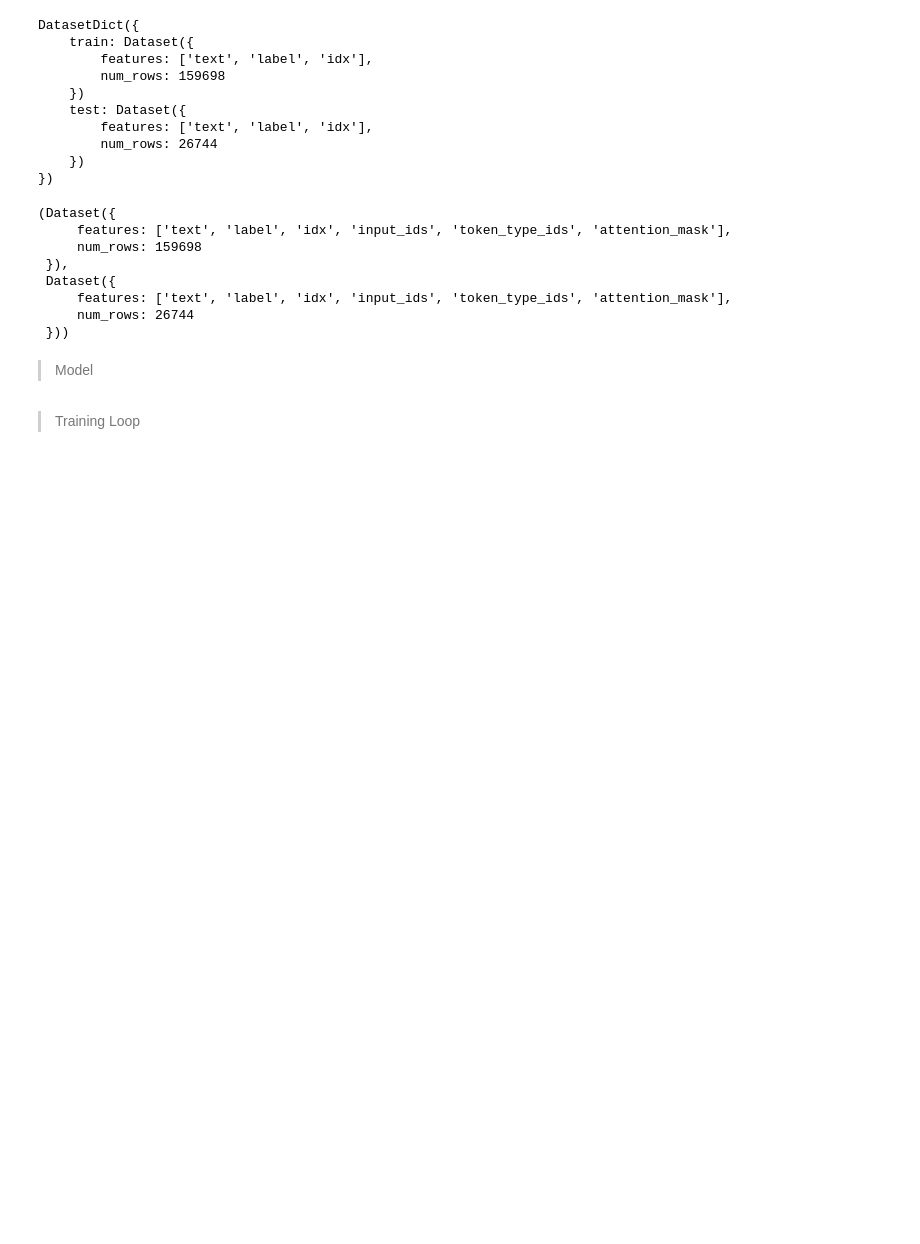
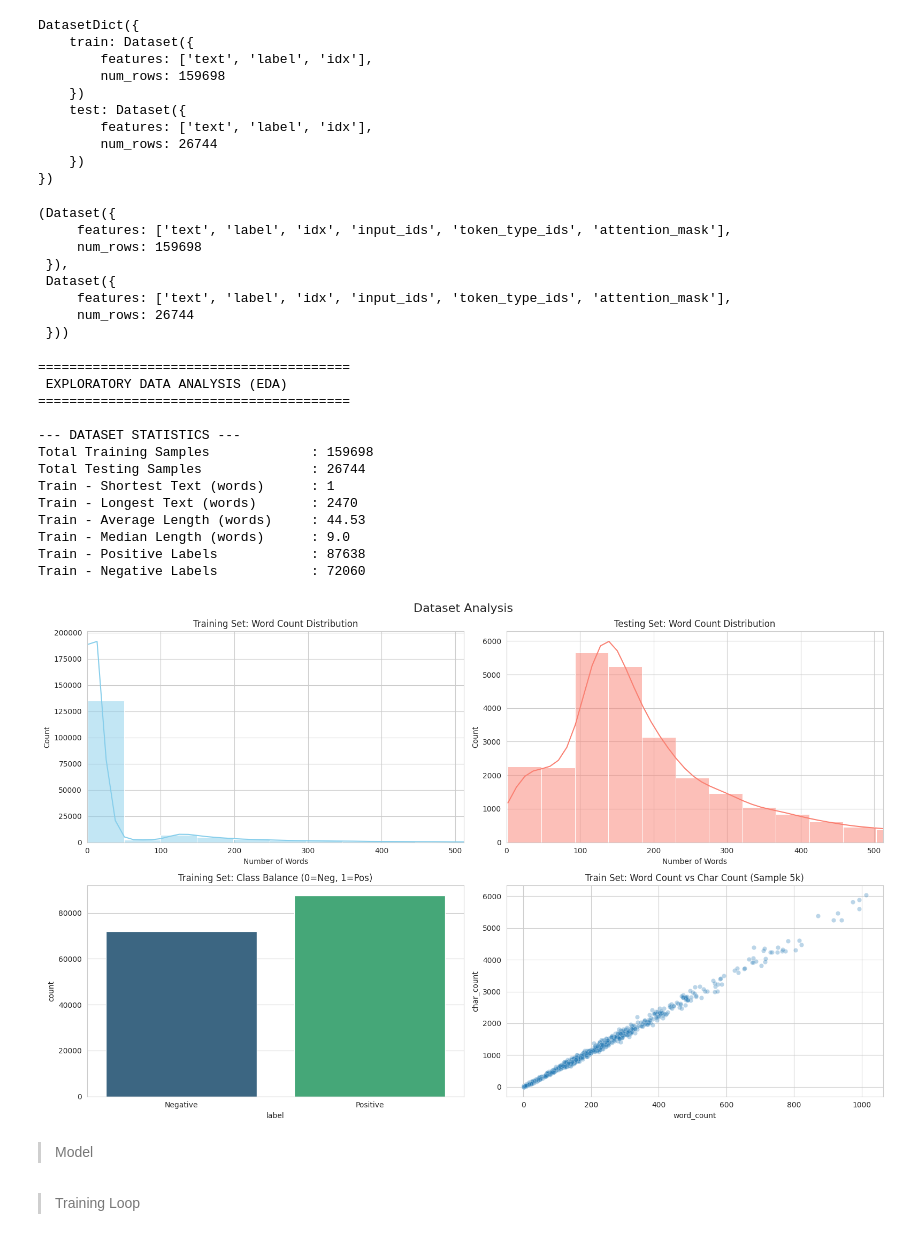
Before and after one commit to Ephab/Encoder-sentiment-analysis, a Jupyter notebook: encoder_sentiment_analysis.ipynb, the cells around one changed output. Drawn from its saved outputs; the diff is of its cells as text; code cells hidden in the pictures; blank space fills up the shorter version.

```diff
--- a/encoder_sentiment_analysis.ipynb
+++ b/encoder_sentiment_analysis.ipynb
@@ -127,6 +130,80 @@ tokenized_test.set_format(type="torch", columns=["input_ids", "attention_mask",
 # %%
 train_loader = DataLoader(dataset=tokenized_train, batch_size=64, shuffle=True, num_workers=2)
 test_loader = DataLoader(dataset=tokenized_test, batch_size=64, shuffle=False, num_workers=2)
+# %%
+print("\n" + "="*40)
+print(" EXPLORATORY DATA ANALYSIS (EDA) ")
+print("="*40 + "\n")
+
+def perform_eda(train_data, test_data):
+
+    df_train = train_data.select_columns(['text', 'label']).to_pandas()
+    df_test = test_data.select_columns(['text', 'label']).to_pandas()
+
+    df_train['word_count'] = df_train['text'].apply(lambda x: len(str(x).split()))
+    df_test['word_count'] = df_test['text'].apply(lambda x: len(str(x).split()))
+
+    df_train['char_count'] = df_train['text'].apply(len)
+
+    stats = {
+        "Total Training Samples": len(df_train),
+        "Total Testing Samples": len(df_test),
+        "Train - Shortest Text (words)": df_train['word_count'].min(),
+        "Train - Longest Text (words)": df_train['word_count'].max(),
+        "Train - Average Length (words)": round(df_train['word_count'].mean(), 2),
+        "Train - Median Length (words)": df_train['word_count'].median(),
+        "Train - Positive Labels": len(df_train[df_train['label'] == 1]),
+        "Train - Negative Labels": len(df_train[df_train['label'] == 0]),
+    }
+
+    print("--- DATASET STATISTICS ---")
+    for key, value in stats.items():
+        print(f"{key:<35}: {value}")
+
+    sns.set_style("whitegrid")
+    fig, axes = plt.subplots(2, 2, figsize=(16, 10))
+    fig.suptitle('Dataset Analysis', fontsize=16)
+
+    sns.histplot(df_train['word_count'], bins=50, kde=True, ax=axes[0, 0], color='skyblue')
+    axes[0, 0].set_title('Training Set: Word Count Distribution')
+    axes[0, 0].set_xlabel('Number of Words')
+    axes[0, 0].set_xlim(0, 512)
+
+    sns.histplot(df_test['word_count'], bins=50, kde=True, ax=axes[0, 1], color='salmon')
+    axes[0, 1].set_title('Testing Set: Word Count Distribution')
+    axes[0, 1].set_xlabel('Number of Words')
+    axes[0, 1].set_xlim(0, 512)
+
+    sns.countplot(x='label', hue='label', data=df_train, ax=axes[1, 0], palette='viridis', legend=False)
+    axes[1, 0].set_title('Training Set: Class Balance (0=Neg, 1=Pos)')
+    axes[1, 0].set_xticks([0, 1])
+    axes[1, 0].set_xticklabels(['Negative', 'Positive'])
+
+
+    sns.scatterplot(x='word_count', y='char_count', data=df_train.sample(n=min(5000, len(df_train))), ax=axes[1, 1], alpha=0.3)
+    axes[1, 1].set_title('Train Set: Word Count vs Char Count (Sample 5k)')
+
+    plt.tight_layout()
+    plt.savefig('eda_sentiment_analysis.png')
+    plt.show()
+
+
+perform_eda(train_mix, test_mix)
+# %% [output]
+========================================
+ EXPLORATORY DATA ANALYSIS (EDA)
+========================================
+
+--- DATASET STATISTICS ---
+Total Training Samples             : 159698
+Total Testing Samples              : 26744
+Train - Shortest Text (words)      : 1
+Train - Longest Text (words)       : 2470
+Train - Average Length (words)     : 44.53
+Train - Median Length (words)      : 9.0
+Train - Positive Labels            : 87638
+Train - Negative Labels            : 72060
+[figure, added]
 # %% [markdown]
 
 
```
Also changed, not shown: parts of 2 cells of this notebook.
